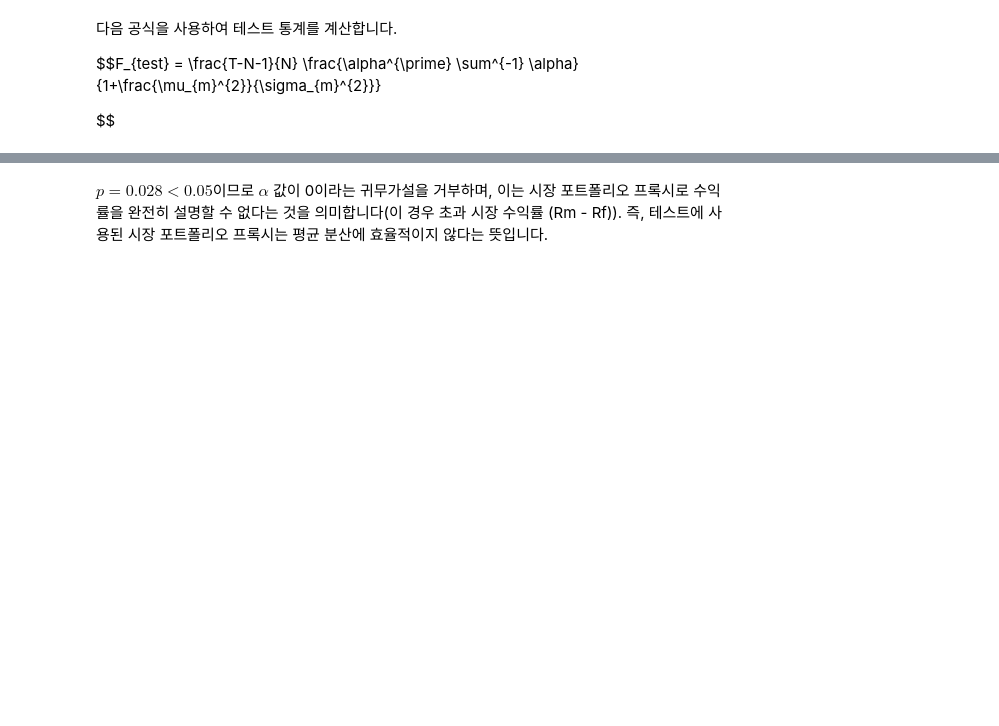
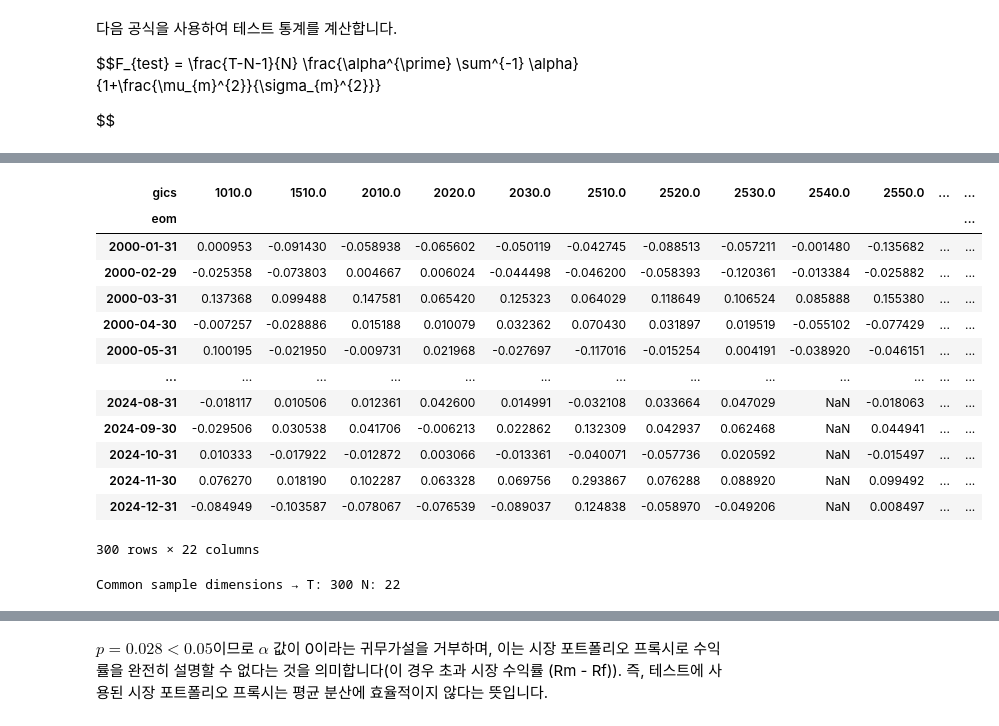
Before and after one commit to jaepil-choi/KAIST-BAF634-2025, a Jupyter notebook: HW_2_과제v3.ipynb, the cells around one changed output, grey strips where cells are left out. Drawn from its saved outputs; the diff is of its cells as text; code cells hidden in the pictures; blank space fills up the shorter version.

```diff
--- a/HW_2_과제v3.ipynb
+++ b/HW_2_과제v3.ipynb
@@ -173,0 +309,17 @@ print("vw_mkt_excess head:\n", vw_mkt_excess.head(5))
+# %%
+ind_sel
+# %% [output]
+| gics | 1010.0 | 1510.0 | 2010.0 | 2020.0 | 2030.0 | 2510.0 | 2520.0 | 2530.0 | 2540.0 | 2550.0 | ... | ... |
+| eom |  |  |  |  |  |  |  |  |  |  |  | ... |
+| 2000-01-31 | 0.000953 | -0.091430 | -0.058938 | -0.065602 | -0.050119 | -0.042745 | -0.088513 | -0.057211 | -0.001480 | -0.135682 | ... | ... |
+| 2000-02-29 | -0.025358 | -0.073803 | 0.004667 | 0.006024 | -0.044498 | -0.046200 | -0.058393 | -0.120361 | -0.013384 | -0.025882 | ... | ... |
+| 2000-03-31 | 0.137368 | 0.099488 | 0.147581 | 0.065420 | 0.125323 | 0.064029 | 0.118649 | 0.106524 | 0.085888 | 0.155380 | ... | ... |
+| 2000-04-30 | -0.007257 | -0.028886 | 0.015188 | 0.010079 | 0.032362 | 0.070430 | 0.031897 | 0.019519 | -0.055102 | -0.077429 | ... | ... |
+| 2000-05-31 | 0.100195 | -0.021950 | -0.009731 | 0.021968 | -0.027697 | -0.117016 | -0.015254 | 0.004191 | -0.038920 | -0.046151 | ... | ... |
+| ... | ... | ... | ... | ... | ... | ... | ... | ... | ... | ... | ... | ... |
+| 2024-08-31 | -0.018117 | 0.010506 | 0.012361 | 0.042600 | 0.014991 | -0.032108 | 0.033664 | 0.047029 | NaN | -0.018063 | ... | ... |
+| 2024-09-30 | -0.029506 | 0.030538 | 0.041706 | -0.006213 | 0.022862 | 0.132309 | 0.042937 | 0.062468 | NaN | 0.044941 | ... | ... |
+| 2024-10-31 | 0.010333 | -0.017922 | -0.012872 | 0.003066 | -0.013361 | -0.040071 | -0.057736 | 0.020592 | NaN | -0.015497 | ... | ... |
+| 2024-11-30 | 0.076270 | 0.018190 | 0.102287 | 0.063328 | 0.069756 | 0.293867 | 0.076288 | 0.088920 | NaN | 0.099492 | ... | ... |
+| 2024-12-31 | -0.084949 | -0.103587 | -0.078067 | -0.076539 | -0.089037 | 0.124838 | -0.058970 | -0.049206 | NaN | 0.008497 | ... | ... |
+300 rows × 22 columns
@@ -174,20 +330,4 @@ print("vw_mkt_excess head:\n", vw_mkt_excess.head(5))
 # %%
-# Determine common sample and select viable industries
-common_idx = ind_vw.index.intersection(vw_mkt_excess.index)
-ind_common = ind_vw.loc[common_idx]
-mkt_common = vw_mkt_excess.loc[common_idx]
-
-coverage = ind_common.notna().sum()
-print("industry coverage (non-null counts) sample:\n", coverage.sort_values(ascending=False).head(10))
-
-min_obs = 24
-selected_assets = coverage[coverage >= min_obs].index.tolist()
-ind_sel = ind_common[selected_assets]
-
-# Ensure rows are fully observed across selected assets and market
-row_mask = ind_sel.notna().all(axis=1) & mkt_common.notna()
-ind_sel = ind_sel.loc[row_mask]
-mkt_sel = mkt_common.loc[row_mask]
 
 # If T <= N+1, reduce asset set by highest coverage to satisfy GRS requirements
 if ind_sel.shape[0] <= ind_sel.shape[1] + 1 and len(selected_assets) > 1:
@@ -200,3 +340,5 @@ if ind_sel.shape[0] <= ind_sel.shape[1] + 1 and len(selected_assets) > 1:
     mkt_sel = mkt_common.loc[row_mask]
 
 print("Common sample dimensions → T:", ind_sel.shape[0], "N:", ind_sel.shape[1])
+# %% [output]
+Common sample dimensions → T: 300 N: 22
```
Also changed, not shown: parts of 30 cells of this notebook, 1 other file.
